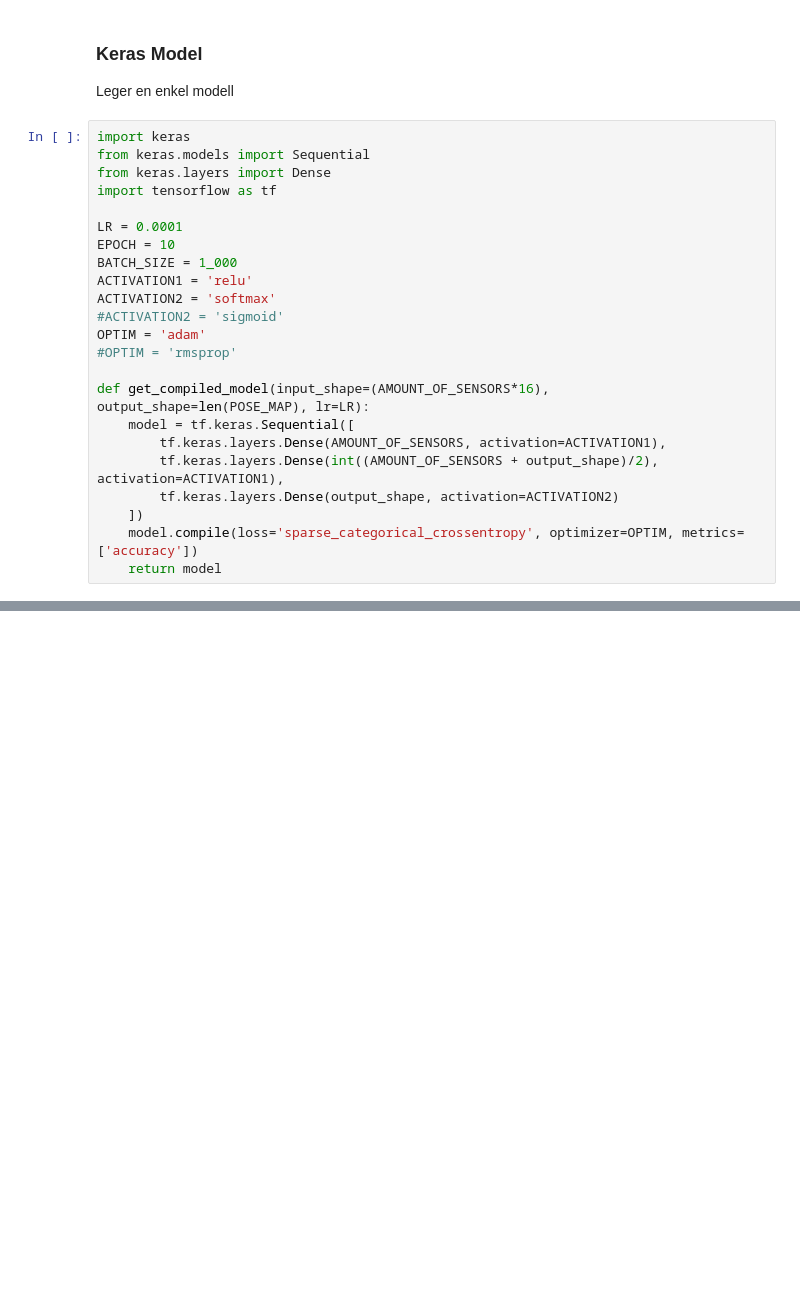
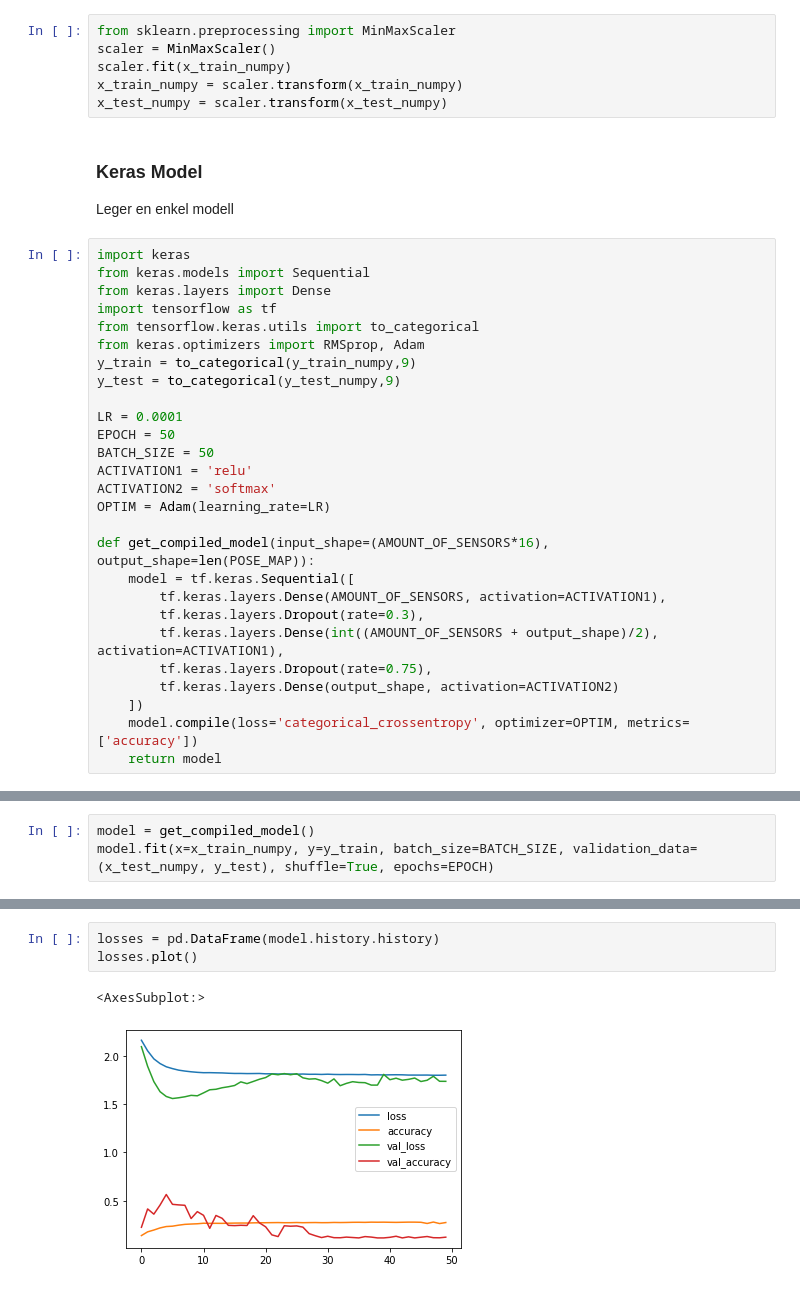
Before and after one commit to OleJonas/Got-Your-Back, a Jupyter notebook: model/ml_algorithms/ANN.ipynb, the cells around one changed output, grey strips where cells are left out. Drawn from its saved outputs; the diff is of its cells as text; blank space fills up the shorter version.

```diff
--- a/model/ml_algorithms/ANN.ipynb
+++ b/model/ml_algorithms/ANN.ipynb
@@ -105,5 +108,11 @@ print(y_test.shape)
 (4039, 48)
 (4039,)
+# %%
+from sklearn.preprocessing import MinMaxScaler
+scaler = MinMaxScaler()
+scaler.fit(x_train_numpy)
+x_train_numpy = scaler.transform(x_train_numpy)
+x_test_numpy = scaler.transform(x_test_numpy)
 # %% [markdown]
 ### Keras Model
 
@@ -113,21 +122,25 @@ import keras
 from keras.models import Sequential
 from keras.layers import Dense
 import tensorflow as tf
+from tensorflow.keras.utils import to_categorical
+from keras.optimizers import RMSprop, Adam
+y_train = to_categorical(y_train_numpy,9)
+y_test = to_categorical(y_test_numpy,9)
 
 LR = 0.0001
-EPOCH = 10
-BATCH_SIZE = 1_000
+EPOCH = 50
+BATCH_SIZE = 50
 ACTIVATION1 = 'relu'
 ACTIVATION2 = 'softmax'
-#ACTIVATION2 = 'sigmoid'
-OPTIM = 'adam'
-#OPTIM = 'rmsprop'
+OPTIM = Adam(learning_rate=LR)
 
-def get_compiled_model(input_shape=(AMOUNT_OF_SENSORS*16), output_shape=len(POSE_MAP), lr=LR):
+def get_compiled_model(input_shape=(AMOUNT_OF_SENSORS*16), output_shape=len(POSE_MAP)):
     model = tf.keras.Sequential([
         tf.keras.layers.Dense(AMOUNT_OF_SENSORS, activation=ACTIVATION1),
+        tf.keras.layers.Dropout(rate=0.3),
         tf.keras.layers.Dense(int((AMOUNT_OF_SENSORS + output_shape)/2), activation=ACTIVATION1),
+        tf.keras.layers.Dropout(rate=0.75),
         tf.keras.layers.Dense(output_shape, activation=ACTIVATION2)
     ])
-    model.compile(loss='sparse_categorical_crossentropy', optimizer=OPTIM, metrics=['accuracy'])
+    model.compile(loss='categorical_crossentropy', optimizer=OPTIM, metrics=['accuracy'])
     return model
@@ -158,0 +147,3 @@ Created in <span style='font-weight:600;margin-left:4px;'>Deepnote</span></a>
+# %%
+model = get_compiled_model()
+model.fit(x=x_train_numpy, y=y_train, batch_size=BATCH_SIZE, validation_data=(x_test_numpy, y_test), shuffle=True, epochs=EPOCH)
@@ -158,0 +169,6 @@ Created in <span style='font-weight:600;margin-left:4px;'>Deepnote</span></a>
+# %%
+losses = pd.DataFrame(model.history.history)
+losses.plot()
+# %% [output]
+<AxesSubplot:>
+[figure, added]
```
Also changed, not shown: parts of 11 cells of this notebook, 1 other file.
